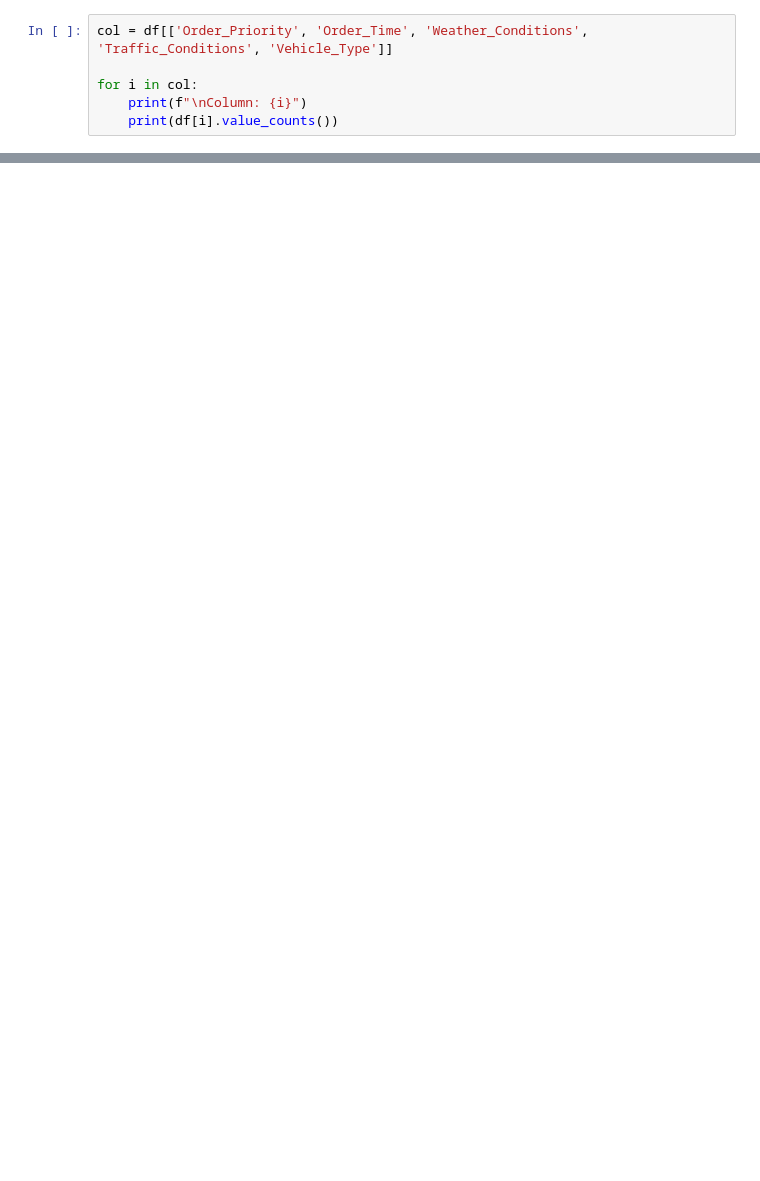
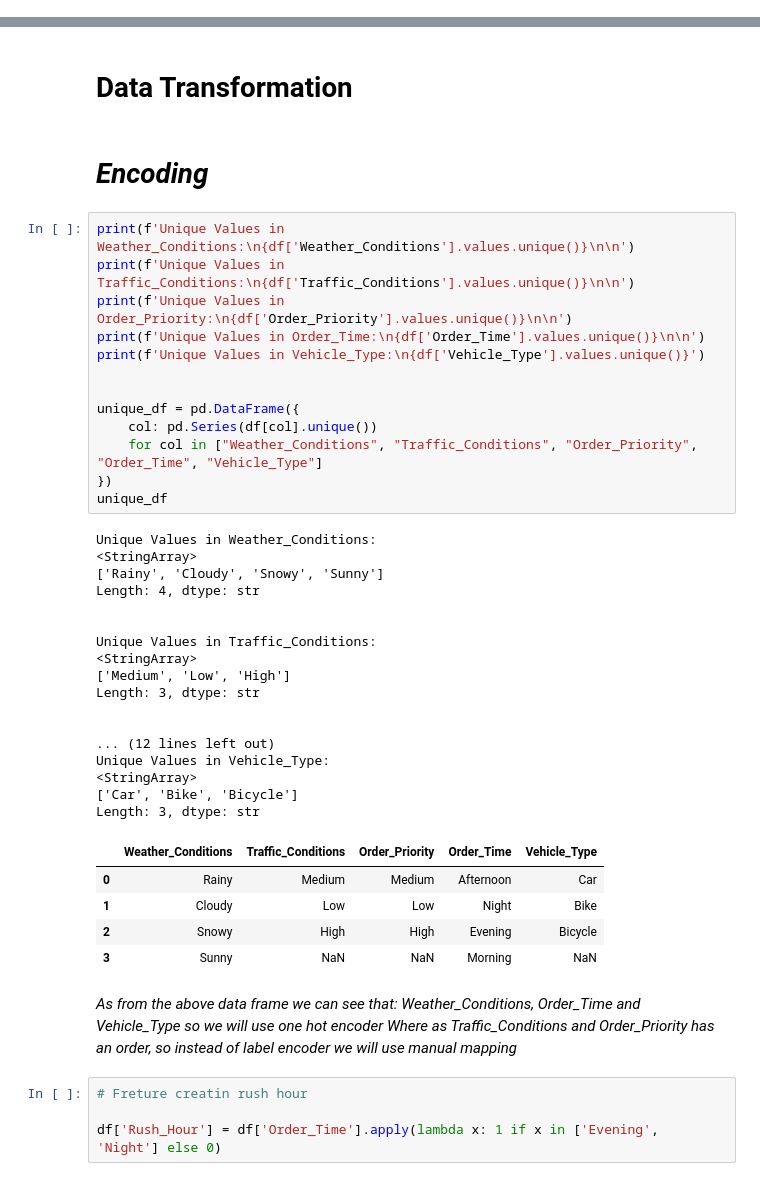
Before and after one commit to vasi2904k/Food-Delivery-Time-Prediction, a Jupyter notebook: notebook/01_data_preprocessing.ipynb, the cells around one changed output, grey strips where cells are left out. Saved outputs shown, nothing was run; the diff lists cells and outputs as text; blank space fills up the shorter version.

```diff
--- a/notebook/01_data_preprocessing.ipynb
+++ b/notebook/01_data_preprocessing.ipynb
@@ -146,6 +0,0 @@ No duplicate values in the dataset
-# %%
-col = df[['Order_Priority', 'Order_Time', 'Weather_Conditions', 'Traffic_Conditions', 'Vehicle_Type']]
-
-for i in col:
-    print(f"\nColumn: {i}")
-    print(df[i].value_counts())
@@ -177,3 +134,51 @@ df = pd.get_dummies(df, columns=['Weather_Conditions', 'Traffic_Conditions', 'Or
+# %% [markdown]
+# **Data Transformation**
+# %% [markdown]
+# *Encoding*
+# %%
+print(f'Unique Values in Weather_Conditions:\n{df['Weather_Conditions'].values.unique()}\n\n')
+print(f'Unique Values in Traffic_Conditions:\n{df['Traffic_Conditions'].values.unique()}\n\n')
+print(f'Unique Values in Order_Priority:\n{df['Order_Priority'].values.unique()}\n\n')
+print(f'Unique Values in Order_Time:\n{df['Order_Time'].values.unique()}\n\n')
+print(f'Unique Values in Vehicle_Type:\n{df['Vehicle_Type'].values.unique()}')
+
+
+unique_df = pd.DataFrame({
+    col: pd.Series(df[col].unique())
+    for col in ["Weather_Conditions", "Traffic_Conditions", "Order_Priority", "Order_Time", "Vehicle_Type"]
+})
+unique_df
+# %% [output]
+Unique Values in Weather_Conditions:
+<StringArray>
+['Rainy', 'Cloudy', 'Snowy', 'Sunny']
+Length: 4, dtype: str
+
+
+Unique Values in Traffic_Conditions:
+<StringArray>
+['Medium', 'Low', 'High']
+Length: 3, dtype: str
+
+
+... (12 lines left out)
+Unique Values in Vehicle_Type:
+<StringArray>
+['Car', 'Bike', 'Bicycle']
+Length: 3, dtype: str
+|  | Weather_Conditions | Traffic_Conditions | Order_Priority | Order_Time | Vehicle_Type |
+| 0 | Rainy | Medium | Medium | Afternoon | Car |
+| 1 | Cloudy | Low | Low | Night | Bike |
+| 2 | Snowy | High | High | Evening | Bicycle |
+| 3 | Sunny | NaN | NaN | Morning | NaN |
+# %% [markdown]
+*As from the above data frame we can see that:*
+*Weather_Conditions, Order_Time and Vehicle_Type so we will use one hot encoder*
+*Where as Traffic_Conditions and Order_Priority has an order, so instead of label encoder we will use manual mapping*
+# %%
+# Freture creatin rush hour
+
+df['Rush_Hour'] = df['Order_Time'].apply(lambda x: 1 if x in ['Evening', 'Night'] else 0)
 # %%
 df.head()
 # %% [output]
```
Also changed, not shown: parts of 60 cells of this notebook, 56 other files.
